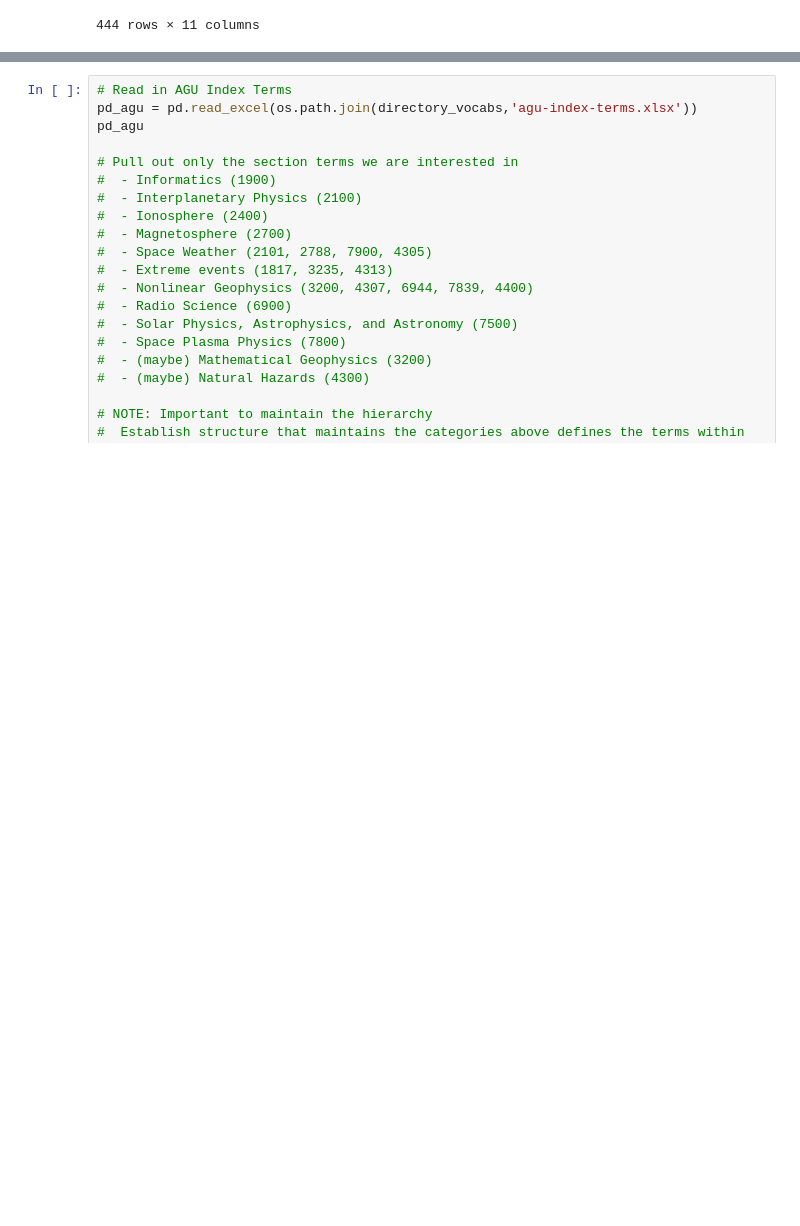
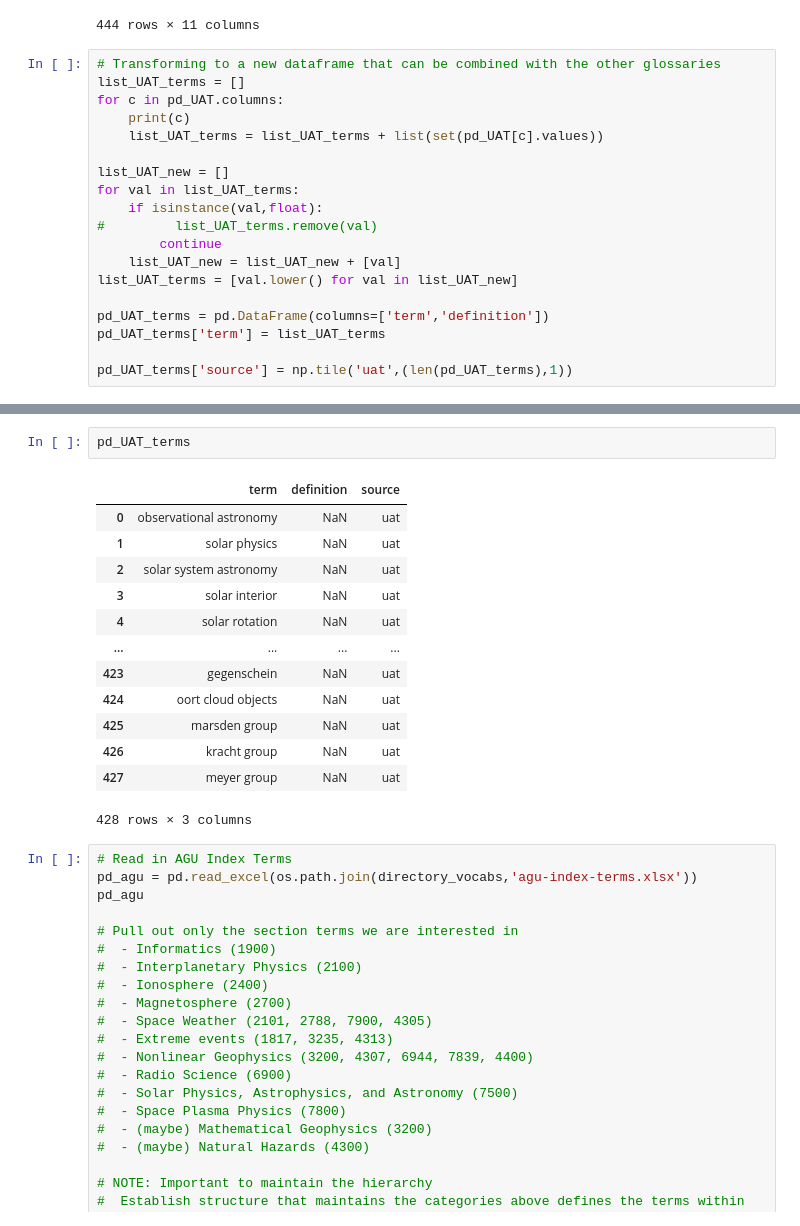
Before and after one commit to rmcgranaghan/Helio-KNOW, a Jupyter notebook: ADS_enrichment/compile_DB_existingVocabularies.ipynb, the cells around one changed output, grey strips where cells are left out. Saved outputs shown, nothing was run; the diff lists cells and outputs as text; blank space fills up the shorter version.

Commit message:
updated notebook to compile glossaries and produced unique and nonunique files

```diff
--- a/ADS_enrichment/compile_DB_existingVocabularies.ipynb
+++ b/ADS_enrichment/compile_DB_existingVocabularies.ipynb
@@ -36,3 +38,22 @@ pd_UAT
 | 442 | Solar system astronomy | Solar system | NaN | NaN | NaN | NaN | NaN | NaN | NaN | NaN | NaN |
 | 443 | Solar system astronomy | NaN | NaN | NaN | NaN | NaN | NaN | NaN | NaN | NaN | NaN |
 444 rows × 11 columns
+# %%
+# Transforming to a new dataframe that can be combined with the other glossaries
+list_UAT_terms = []
+for c in pd_UAT.columns:
+    print(c)
+    list_UAT_terms = list_UAT_terms + list(set(pd_UAT[c].values))
+
+list_UAT_new = []
+for val in list_UAT_terms:
+    if isinstance(val,float):
+#         list_UAT_terms.remove(val)
+        continue
+    list_UAT_new = list_UAT_new + [val]
+list_UAT_terms = [val.lower() for val in list_UAT_new]
+
+pd_UAT_terms = pd.DataFrame(columns=['term','definition'])
+pd_UAT_terms['term'] = list_UAT_terms
+
+pd_UAT_terms['source'] = np.tile('uat',(len(pd_UAT_terms),1))
@@ -39,3 +92,19 @@ pd_UAT
+# %%
+pd_UAT_terms
+# %% [output]
+|  | term | definition | source |
+| 0 | observational astronomy | NaN | uat |
+| 1 | solar physics | NaN | uat |
+| 2 | solar system astronomy | NaN | uat |
+| 3 | solar interior | NaN | uat |
+| 4 | solar rotation | NaN | uat |
+| ... | ... | ... | ... |
+| 423 | gegenschein | NaN | uat |
+| 424 | oort cloud objects | NaN | uat |
+| 425 | marsden group | NaN | uat |
+| 426 | kracht group | NaN | uat |
+| 427 | meyer group | NaN | uat |
+428 rows × 3 columns
 # %%
 # Read in AGU Index Terms
 pd_agu = pd.read_excel(os.path.join(directory_vocabs,'agu-index-terms.xlsx'))
```
Also changed, not shown: parts of 12 cells of this notebook, 3 other files.
